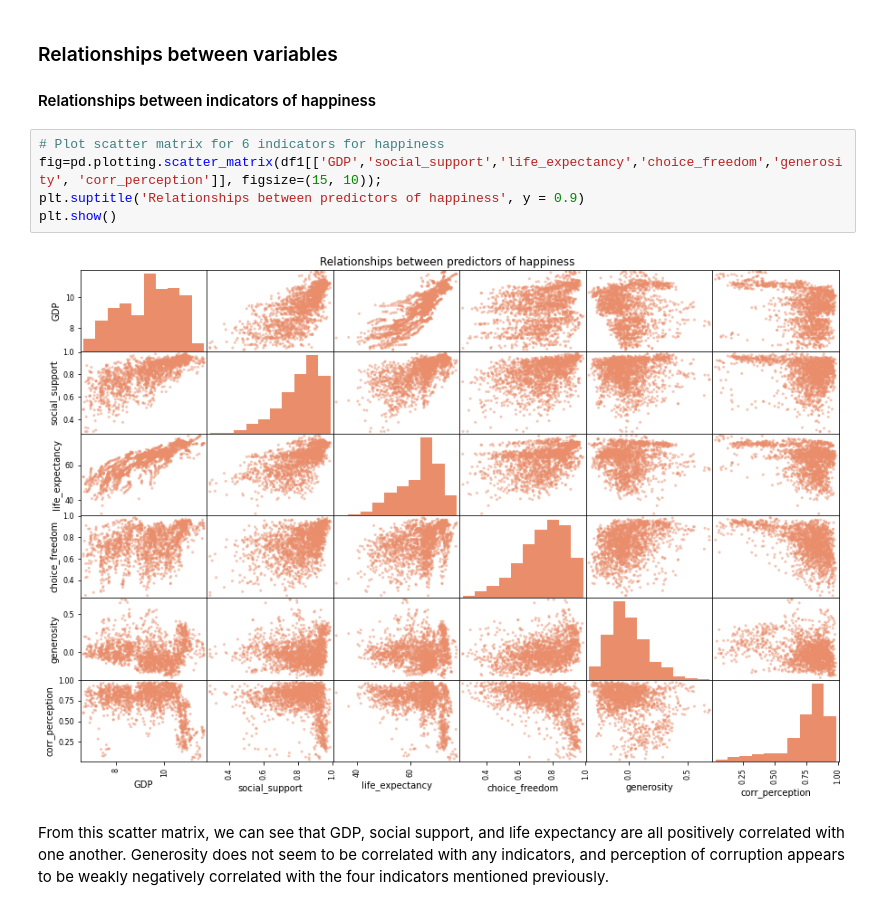
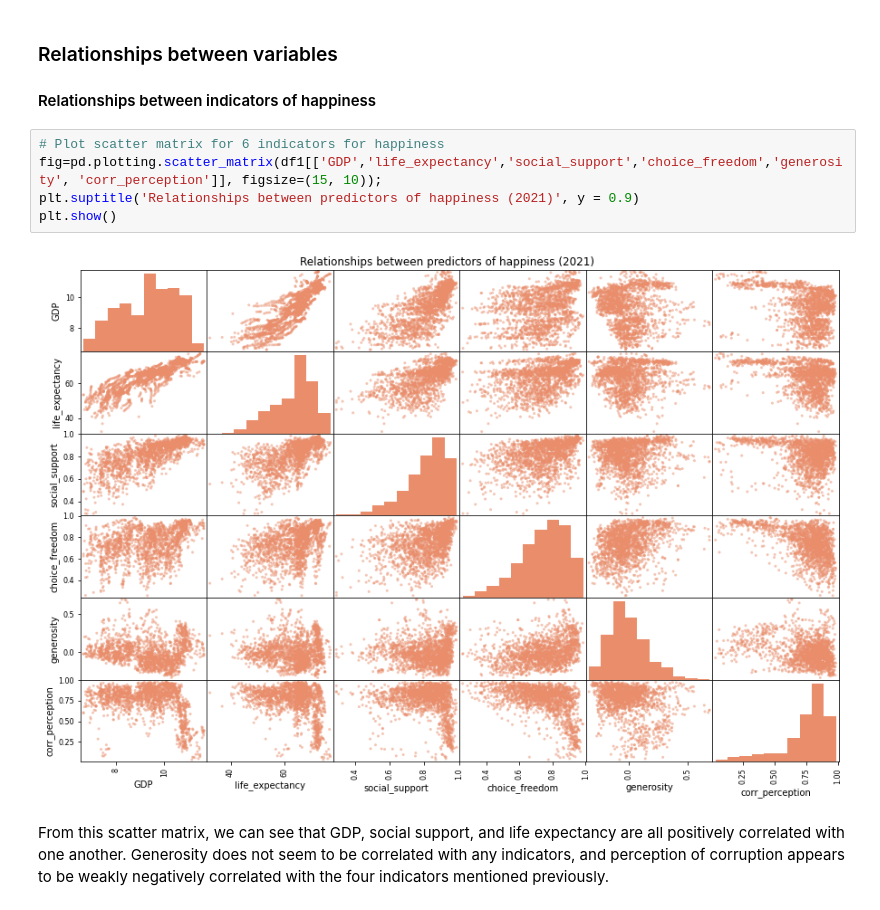
Before and after one commit to alanlwang1/COGS108_Final, a Jupyter notebook: FinalProject_group036.ipynb, the cells around one changed output. Cells and saved outputs as stored; diff of their text form.

```diff
--- a/FinalProject_group036.ipynb
+++ b/FinalProject_group036.ipynb
@@ -609,11 +320,11 @@ There are two rows with pos_affect outliers using the IQR method.
 #### Relationships between indicators of happiness ####
 # %%
 # Plot scatter matrix for 6 indicators for happiness
-fig=pd.plotting.scatter_matrix(df1[['GDP','social_support','life_expectancy','choice_freedom','generosity', 'corr_perception']], figsize=(15, 10));
-plt.suptitle('Relationships between predictors of happiness', y = 0.9)
+fig=pd.plotting.scatter_matrix(df1[['GDP','life_expectancy','social_support','choice_freedom','generosity', 'corr_perception']], figsize=(15, 10));
+plt.suptitle('Relationships between predictors of happiness (2021)', y = 0.9)
 plt.show()
 # %% [output]
-[figure, old version]
+[figure, new version]
 # %% [markdown]
 From this scatter matrix, we can see that GDP, social support, and life expectancy are all positively correlated with one another. Generosity does not seem to be correlated with any indicators, and perception of corruption appears to be weakly negatively correlated with the four indicators mentioned previously.
 # %% [markdown]
```
Also changed, not shown: parts of 68 cells of this notebook.
